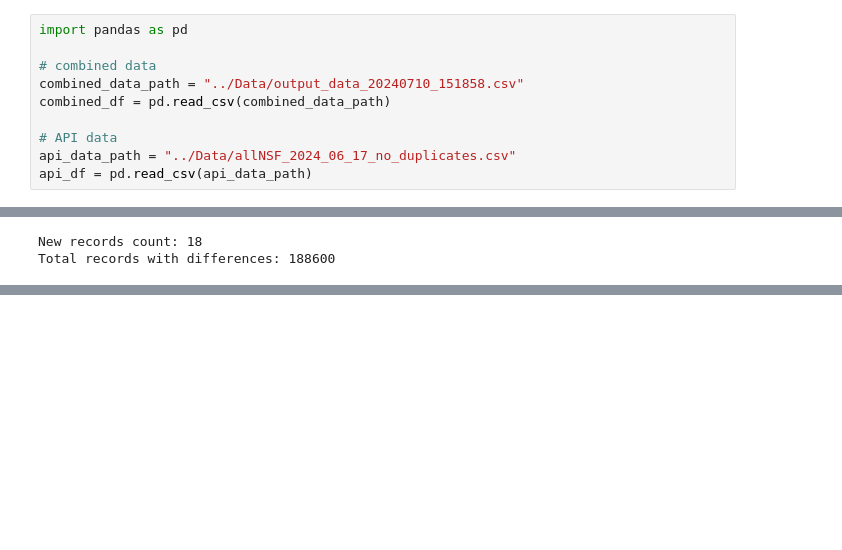
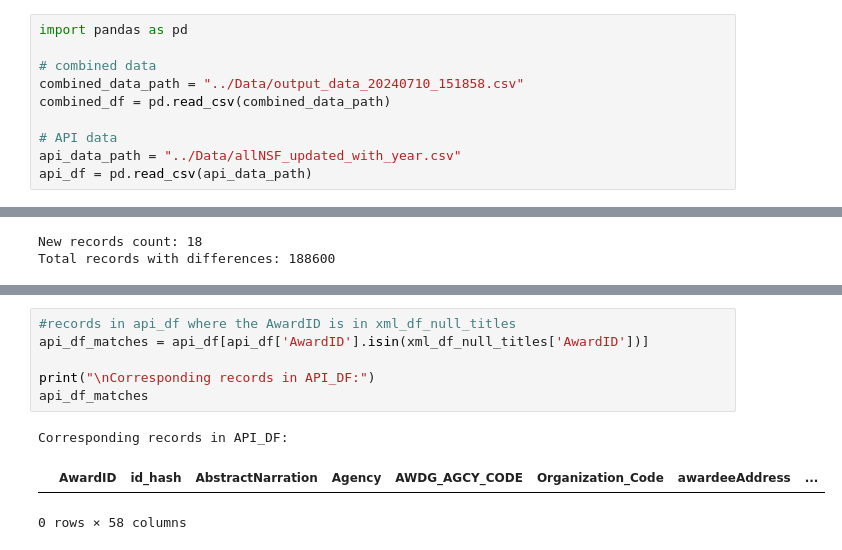
Before and after one commit to SeverinoCenter/nsf-award-extract, a Jupyter notebook: Comparing downloaded vs API data.ipynb, the cells around one changed output, grey strips where cells are left out. Cells and saved outputs as stored; diff of their text form; blank space fills up the shorter version.

```diff
--- a/Comparing downloaded vs API data.ipynb
+++ b/Comparing downloaded vs API data.ipynb
@@ -6,5 +6,5 @@ combined_data_path = "../Data/output_data_20240710_151858.csv"
 combined_df = pd.read_csv(combined_data_path)
 
 # API data
-api_data_path = "../Data/allNSF_2024_06_17_no_duplicates.csv"
+api_data_path = "../Data/allNSF_updated_with_year.csv"
 api_df = pd.read_csv(api_data_path)
@@ -228,0 +260,10 @@ Columns with differences: ['Performance_Institution_Zip', 'AbstractNarration', '
+# %%
+#records in api_df where the AwardID is in xml_df_null_titles
+api_df_matches = api_df[api_df['AwardID'].isin(xml_df_null_titles['AwardID'])]
+
+print("\nCorresponding records in API_DF:")
+api_df_matches
+# %% [output]
+Corresponding records in API_DF:
+|  | AwardID | id_hash | AbstractNarration | Agency | AWDG_AGCY_CODE | Organization_Code | awardeeAddress | ... |
+0 rows × 58 columns
```
Also changed, not shown: parts of 20 cells of this notebook.
